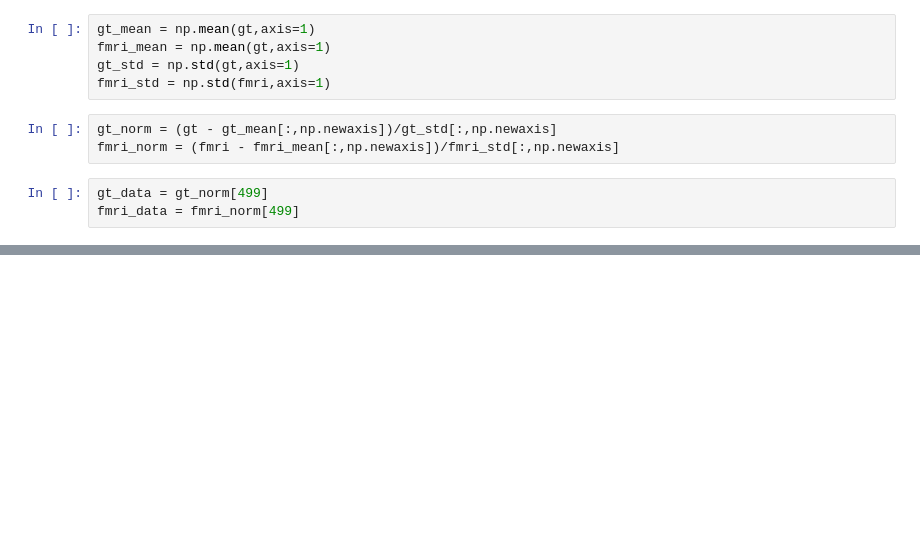
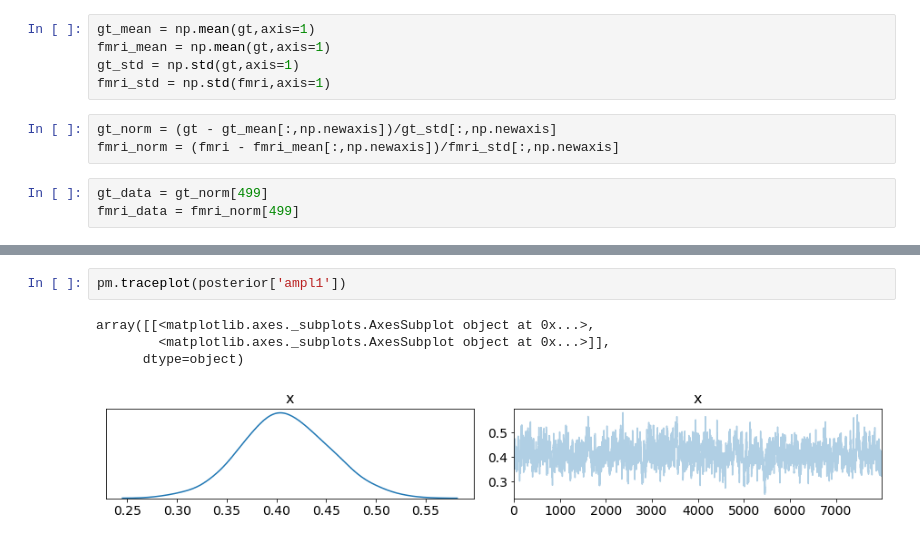
Before and after one commit to hstrey/fMRI-analysis, a Jupyter notebook: phantom multiplicative noise pymc3.ipynb, the cells around one changed output, grey strips where cells are left out. Drawn from its saved outputs; the diff is of its cells as text; blank space fills up the shorter version.

```diff
--- a/phantom multiplicative noise pymc3.ipynb
+++ b/phantom multiplicative noise pymc3.ipynb
@@ -49,0 +89,7 @@ plt.plot(fmri_data)
+# %%
+pm.traceplot(posterior['ampl1'])
+# %% [output]
+array([[<matplotlib.axes._subplots.AxesSubplot object at 0x...>,
+        <matplotlib.axes._subplots.AxesSubplot object at 0x...>]],
+      dtype=object)
+[figure, added]
```
Also changed, not shown: parts of 7 cells of this notebook.
